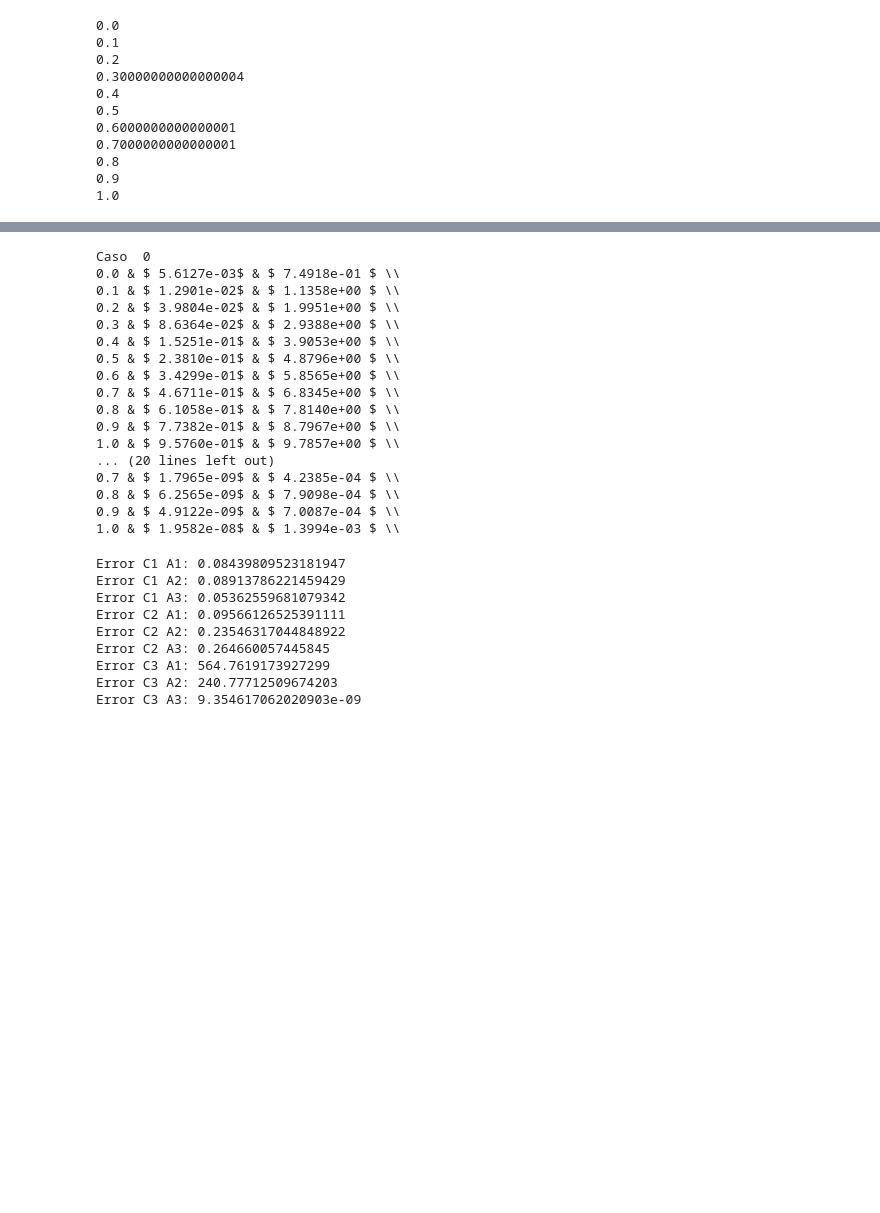
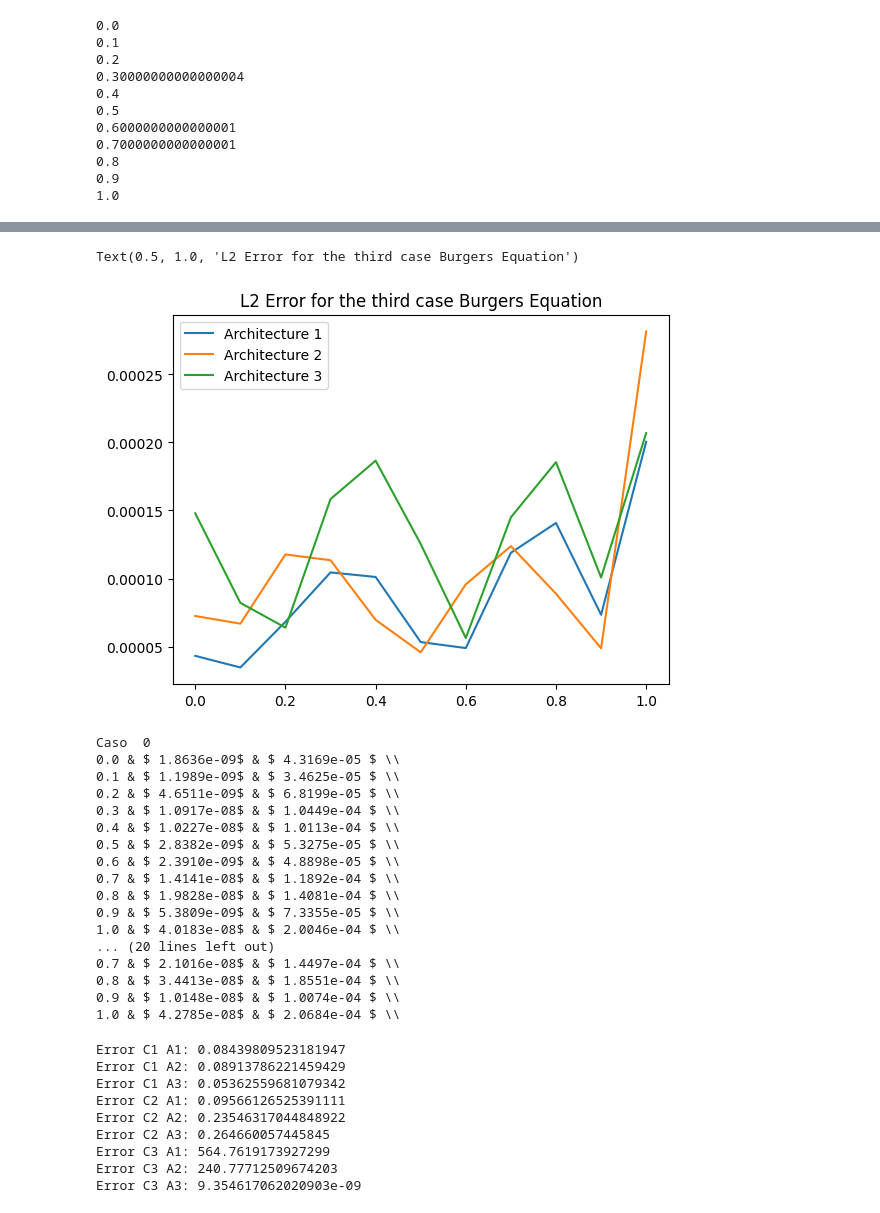
Before and after one commit to asalazara1/PINNs, a Jupyter notebook: main/continuous_time_identification (Navier-Stokes)/Burgers.ipynb, the cells around one changed output, grey strips where cells are left out. Cells and saved outputs as stored; diff of their text form; code cells hidden in the pictures; blank space fills up the shorter version.

```diff
--- a/main/continuous_time_identification (Navier-Stokes)/Burgers.ipynb
+++ b/main/continuous_time_identification (Navier-Stokes)/Burgers.ipynb
@@ -314,7 +314,7 @@ def ECM (est, real):
     return np.mean(np.power(est-real,2))
 
 def ErrorL2 (est, real):
-    return np.sqrt(np.sum(np.power(est-real,2)))
+    return np.sqrt(0.0001*np.sum(np.power(est-real,2)))
 # %%
 u1e = np.exp(-t) * np.sin(np.pi*x)
 u2e = np.exp(t) * (x-np.power(x,2))
@@ -335,15 +335,15 @@ lb = tf.constant([xmin, tmin], dtype=DTYPE)
 # Upper bounds
 ub = tf.constant([ xmax,tmax], dtype=DTYPE)
 
-x = np.arange(xmin,xmax,0.01)
+x = np.arange(xmin,xmax,0.001)
 xn = tf.convert_to_tensor(np.transpose([np.ravel(x)]), dtype = DTYPE)
 
 
-uError = []
-uMSE = []
+u3Error = []
+u3MSE = []
 
-pError = []
-pMSE = []
+p3Error = []
+p3MSE = []
 
 for tv in range(0,11):
     tv = 0.1*tv
@@ -382,8 +382,8 @@ for tv in range(0,11):
     m3u = ECM(u3,ue)
 
 
-    uError.append([e1u,e2u,e3u])
-    uMSE.append([m1u,m2u,m3u])
+    u3Error.append([e1u,e2u,e3u])
+    u3MSE.append([m1u,m2u,m3u])
 # %% [output]
 0.0
 0.1
@@ -399,3 +415,10 @@ for tv in range(0,11):
+# %%
+plt.plot(tlist,u3Error)
+plt.legend(['Architecture 1' , 'Architecture 2','Architecture 3'])
+plt.title('L2 Error for the third case Burgers Equation')
+# %% [output]
+Text(0.5, 1.0, 'L2 Error for the third case Burgers Equation')
+[figure, added]
 # %%
 tlist =  [0.1*i for i in range(0,11)]
 # %%
@@ -405,22 +428,22 @@ for j in range(0,3):
         print("%.1f & $ %1.4e$ & $ %1.4e $ \\\\" % (tlist[i],uMSE[i][j],uError[i][j]))
 # %% [output]
 Caso  0
-0.0 & $ 5.6127e-03$ & $ 7.4918e-01 $ \\
-0.1 & $ 1.2901e-02$ & $ 1.1358e+00 $ \\
-0.2 & $ 3.9804e-02$ & $ 1.9951e+00 $ \\
-0.3 & $ 8.6364e-02$ & $ 2.9388e+00 $ \\
-0.4 & $ 1.5251e-01$ & $ 3.9053e+00 $ \\
-0.5 & $ 2.3810e-01$ & $ 4.8796e+00 $ \\
-0.6 & $ 3.4299e-01$ & $ 5.8565e+00 $ \\
-0.7 & $ 4.6711e-01$ & $ 6.8345e+00 $ \\
-0.8 & $ 6.1058e-01$ & $ 7.8140e+00 $ \\
-0.9 & $ 7.7382e-01$ & $ 8.7967e+00 $ \\
-1.0 & $ 9.5760e-01$ & $ 9.7857e+00 $ \\
+0.0 & $ 1.8636e-09$ & $ 4.3169e-05 $ \\
+0.1 & $ 1.1989e-09$ & $ 3.4625e-05 $ \\
+0.2 & $ 4.6511e-09$ & $ 6.8199e-05 $ \\
+0.3 & $ 1.0917e-08$ & $ 1.0449e-04 $ \\
+0.4 & $ 1.0227e-08$ & $ 1.0113e-04 $ \\
+0.5 & $ 2.8382e-09$ & $ 5.3275e-05 $ \\
+0.6 & $ 2.3910e-09$ & $ 4.8898e-05 $ \\
+0.7 & $ 1.4141e-08$ & $ 1.1892e-04 $ \\
+0.8 & $ 1.9828e-08$ & $ 1.4081e-04 $ \\
+0.9 & $ 5.3809e-09$ & $ 7.3355e-05 $ \\
+1.0 & $ 4.0183e-08$ & $ 2.0046e-04 $ \\
 ... (20 lines left out)
-0.7 & $ 1.7965e-09$ & $ 4.2385e-04 $ \\
-0.8 & $ 6.2565e-09$ & $ 7.9098e-04 $ \\
-0.9 & $ 4.9122e-09$ & $ 7.0087e-04 $ \\
-1.0 & $ 1.9582e-08$ & $ 1.3994e-03 $ \\
+0.7 & $ 2.1016e-08$ & $ 1.4497e-04 $ \\
+0.8 & $ 3.4413e-08$ & $ 1.8551e-04 $ \\
+0.9 & $ 1.0148e-08$ & $ 1.0074e-04 $ \\
+1.0 & $ 4.2785e-08$ & $ 2.0684e-04 $ \\
 # %%
 DTYPE = 'float32'
 
```
Also changed, not shown: parts of 12 cells of this notebook, 31 other files.
